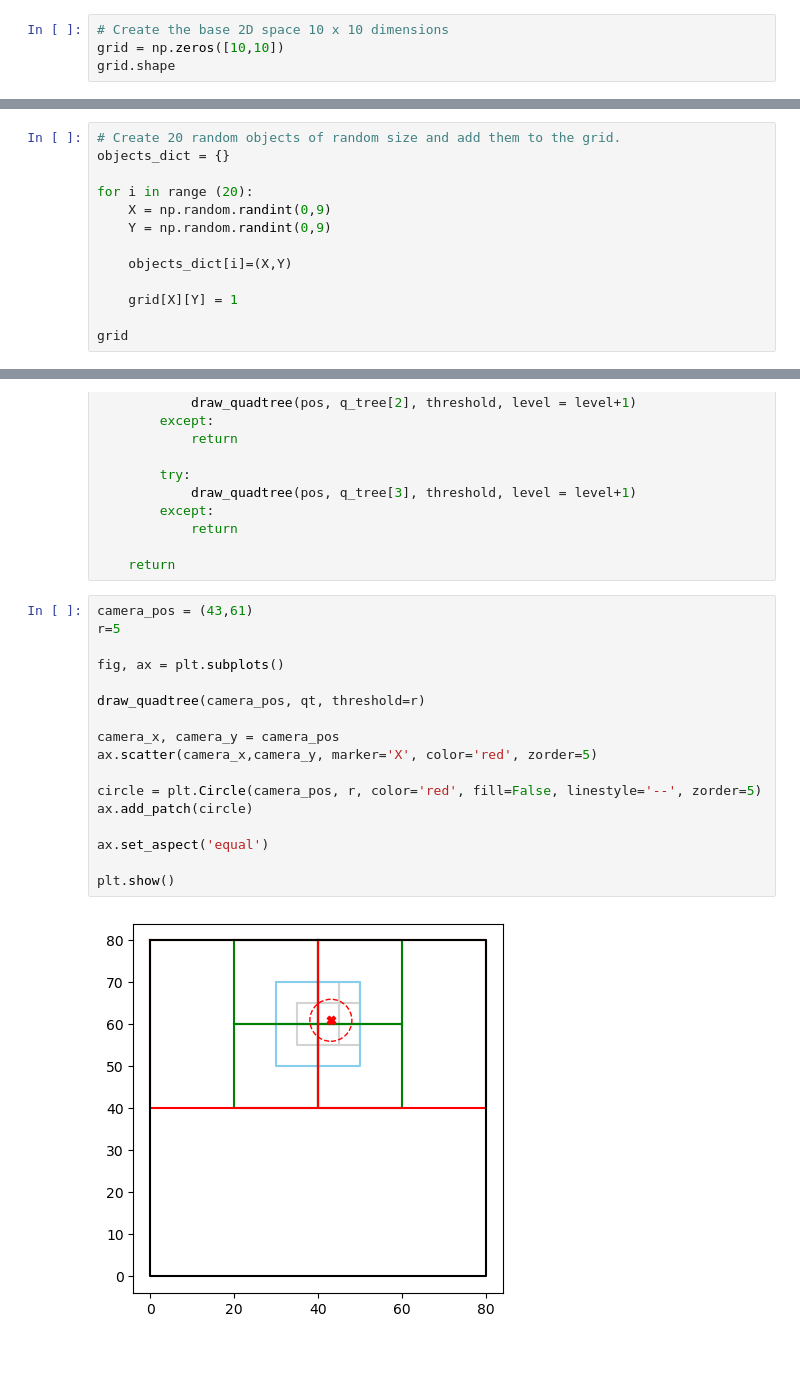
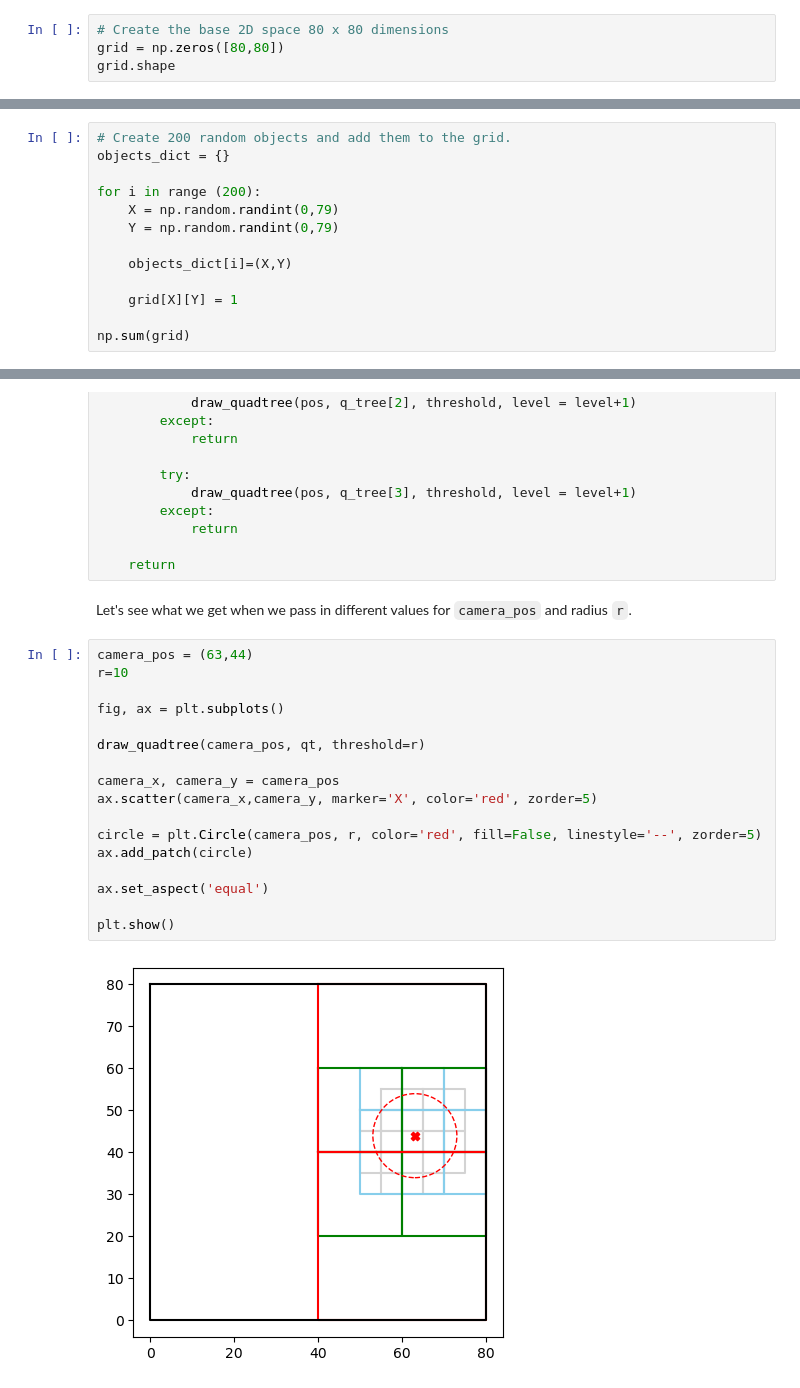
Before and after one commit to suryashch/3d_modelling, a Jupyter notebook: research/optimizing-the-scene/notebooks/octree-querying.ipynb, the cells around one changed output, grey strips where cells are left out. Drawn from its saved outputs; the diff is of its cells as text; blank space fills up the shorter version.

Commit message:
added visual showing quadtree implemetation

```diff
--- a/research/optimizing-the-scene/notebooks/octree-querying.ipynb
+++ b/research/optimizing-the-scene/notebooks/octree-querying.ipynb
@@ -9,5 +11,5 @@ Let's work with a basic `Octree` structure in python and see how querying works
 # %%
-# Create the base 2D space 10 x 10 dimensions
-grid = np.zeros([10,10])
+# Create the base 2D space 80 x 80 dimensions
+grid = np.zeros([80,80])
 grid.shape
 # %% [output]
@@ -15,14 +19,14 @@ grid.shape
 # %%
-# Create 20 random objects of random size and add them to the grid.
+# Create 200 random objects and add them to the grid.
 objects_dict = {}
 
-for i in range (20):
-    X = np.random.randint(0,9)
-    Y = np.random.randint(0,9)
+for i in range (200):
+    X = np.random.randint(0,79)
+    Y = np.random.randint(0,79)
 
     objects_dict[i]=(X,Y)
 
     grid[X][Y] = 1
 
-grid
+np.sum(grid)
 # %% [output]
@@ -175,22 +197,24 @@ def draw_quadtree(pos:tuple, q_tree, threshold=5, level=0):
             return
 
     return
+# %% [markdown]
+Let's see what we get when we pass in different values for `camera_pos` and radius `r`.
 # %%
-camera_pos = (43,61)
-r=5
+camera_pos = (63,44)
+r=10
 
 fig, ax = plt.subplots()
 
 draw_quadtree(camera_pos, qt, threshold=r)
 
 camera_x, camera_y = camera_pos
 ax.scatter(camera_x,camera_y, marker='X', color='red', zorder=5)
 
 circle = plt.Circle(camera_pos, r, color='red', fill=False, linestyle='--', zorder=5)
 ax.add_patch(circle)
 
 ax.set_aspect('equal')
 
 plt.show()
 # %% [output]
-[figure, old version]
+[figure, new version]
```
Also changed, not shown: parts of 18 cells of this notebook, 4 other files.
